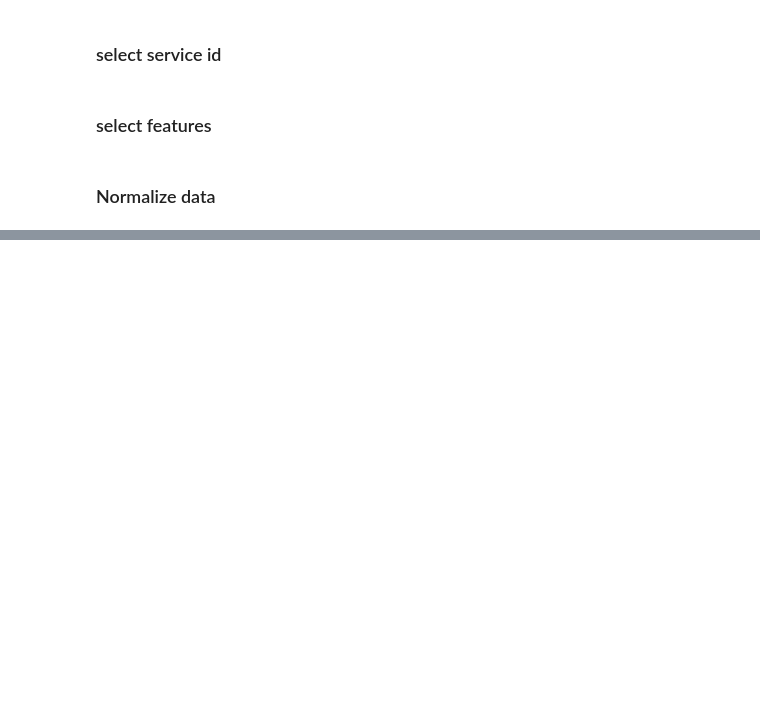
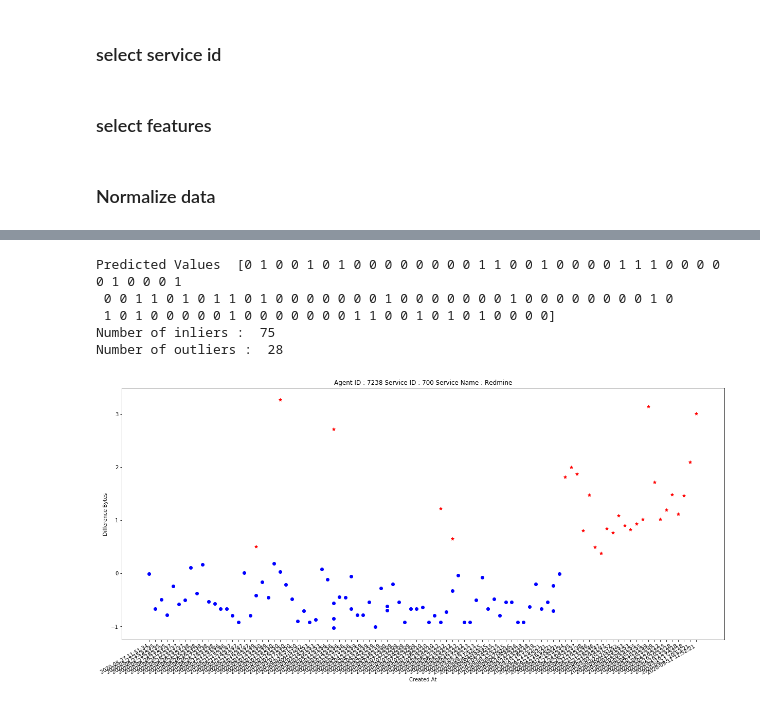
Before and after one commit to SaqlainHussainShah/PyOD, a Jupyter notebook: HBOS inv data 11 Sep 2020.ipynb, the cells around one changed output, grey strips where cells are left out. Saved outputs shown, nothing was run; the diff lists cells and outputs as text; code cells hidden in the pictures; blank space fills up the shorter version.

```diff
--- a/HBOS inv data 11 Sep 2020.ipynb
+++ b/HBOS inv data 11 Sep 2020.ipynb
@@ -308,2 +312,15 @@ Number od inliers :  85
 Number of outliers :  18
 [figure]
+# %%
+agent_id = 7238
+service_id = 700
+feature_list = ['difference_bytes']
+contamination = 0.3
+hbos_workflow(df, agent_id, service_id, feature_list, contamination)
+# %% [output]
+Predicted Values  [0 1 0 0 1 0 1 0 0 0 0 0 0 0 0 1 1 0 0 1 0 0 0 0 1 1 1 0 0 0 0 0 1 0 0 0 1
+ 0 0 1 1 0 1 0 1 1 0 1 0 0 0 0 0 0 0 1 0 0 0 0 0 0 0 1 0 0 0 0 0 0 0 0 1 0
+ 1 0 1 0 0 0 0 0 1 0 0 0 0 0 0 0 1 1 0 0 1 0 1 0 1 0 0 0 0]
+Number of inliers :  75
+Number of outliers :  28
+[figure, added]
```
Also changed, not shown: parts of 21 cells of this notebook, 2 other files.
